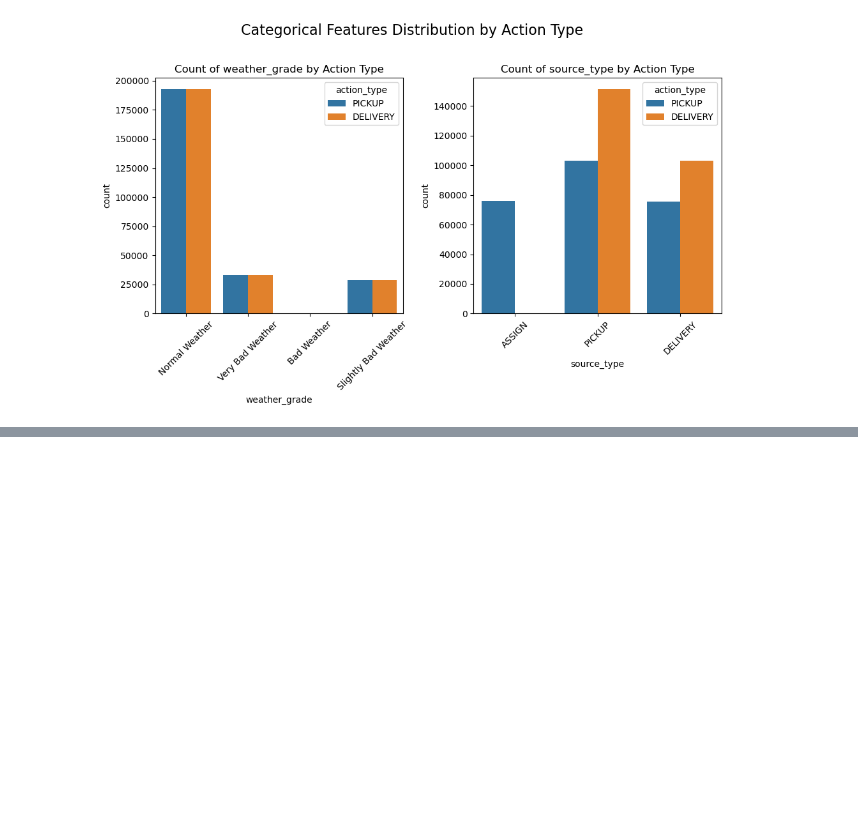
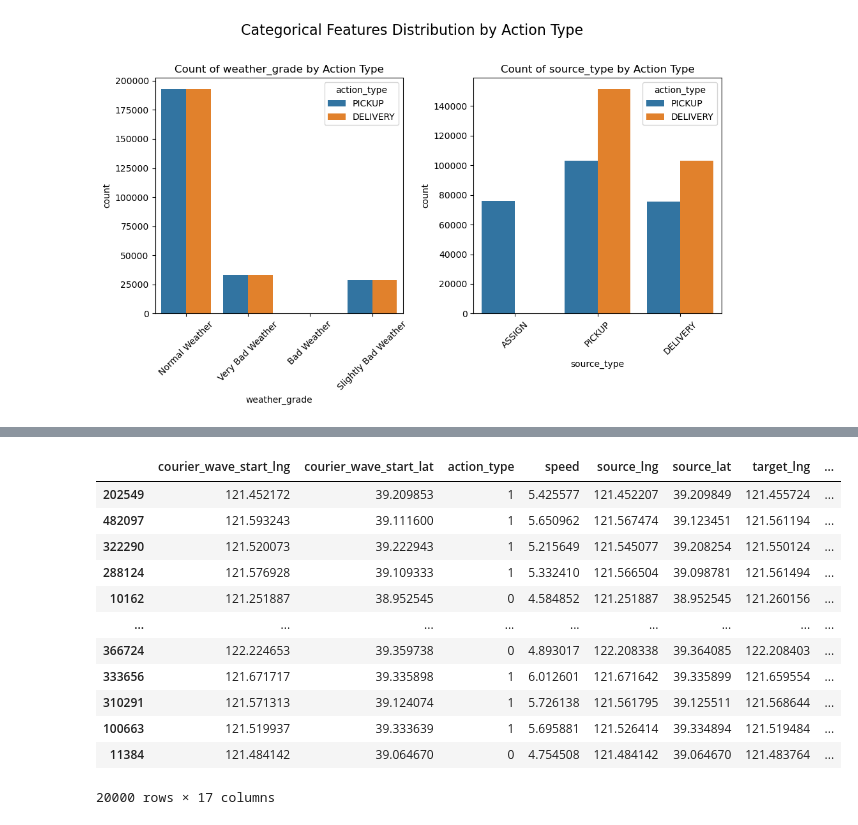
Before and after one commit to Zora-10/Machine-Learning-Individual-Project, a Jupyter notebook: Project1/solution/solution.ipynb, the cells around one changed output, grey strips where cells are left out. Saved outputs shown, nothing was run; the diff lists cells and outputs as text; code cells hidden in the pictures; blank space fills up the shorter version.

```diff
--- a/Project1/solution/solution.ipynb
+++ b/Project1/solution/solution.ipynb
@@ -164,0 +174,37 @@ plt.show()
+# %%
+# drop features
+df1 = df_train.drop(
+    columns=[
+        "courier_id",
+        "tracking_id",
+        "id",
+        "source_tracking_id",
+        "group",
+        "wave_index",
+        "date",
+        "level",
+        "max_load",
+        "aoi_id",
+        "shop_id",
+    ]
+).dropna()
+
+# convert categorical to numeric
+df1["action_type"] = df1["action_type"].map({"PICKUP": 0, "DELIVERY": 1})
+
+# remove outliers
+def remove_outliers_iqr(df, col):
+    Q1 = df[col].quantile(0.25)
+    Q3 = df[col].quantile(0.75)
+    IQR = Q3 - Q1
+    lower = Q1 - 1.5 * IQR
+    upper = Q3 + 1.5 * IQR
+    return df[(df[col] >= lower) & (df[col] <= upper)]
+
+for col in ["grid_distance", "expected_use_time", "speed"]:
+    df1 = remove_outliers_iqr(df1, col)
+
+# convert weather_grade and source_type to dummies
+df2 = pd.get_dummies(df1, columns=["weather_grade", "source_type"], drop_first=True)
+
+df2.head()
@@ -164,0 +218,19 @@ plt.show()
+# %%
+# down sample
+df_down_sampled = df2.sample(20000, random_state=42)
+
+df_down_sampled
+# %% [output]
+|  | courier_wave_start_lng | courier_wave_start_lat | action_type | speed | source_lng | source_lat | target_lng | ... |
+| 202549 | 121.452172 | 39.209853 | 1 | 5.425577 | 121.452207 | 39.209849 | 121.455724 | ... |
+| 482097 | 121.593243 | 39.111600 | 1 | 5.650962 | 121.567474 | 39.123451 | 121.561194 | ... |
+| 322290 | 121.520073 | 39.222943 | 1 | 5.215649 | 121.545077 | 39.208254 | 121.550124 | ... |
+| 288124 | 121.576928 | 39.109333 | 1 | 5.332410 | 121.566504 | 39.098781 | 121.561494 | ... |
+| 10162 | 121.251887 | 38.952545 | 0 | 4.584852 | 121.251887 | 38.952545 | 121.260156 | ... |
+| ... | ... | ... | ... | ... | ... | ... | ... | ... |
+| 366724 | 122.224653 | 39.359738 | 0 | 4.893017 | 122.208338 | 39.364085 | 122.208403 | ... |
+| 333656 | 121.671717 | 39.335898 | 1 | 6.012601 | 121.671642 | 39.335899 | 121.659554 | ... |
+| 310291 | 121.571313 | 39.124074 | 1 | 5.726138 | 121.561795 | 39.125511 | 121.568644 | ... |
+| 100663 | 121.519937 | 39.333639 | 1 | 5.695881 | 121.526414 | 39.334894 | 121.519484 | ... |
+| 11384 | 121.484142 | 39.064670 | 0 | 4.754508 | 121.484142 | 39.064670 | 121.483764 | ... |
+20000 rows × 17 columns
```
Also changed, not shown: parts of 14 cells of this notebook.
